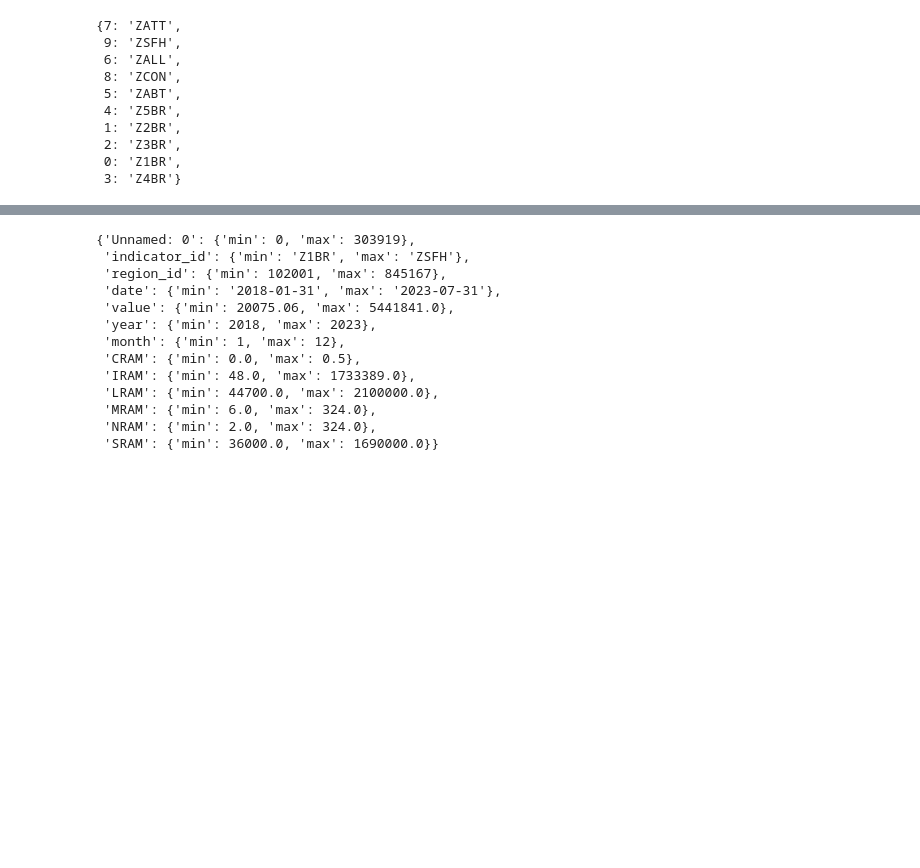
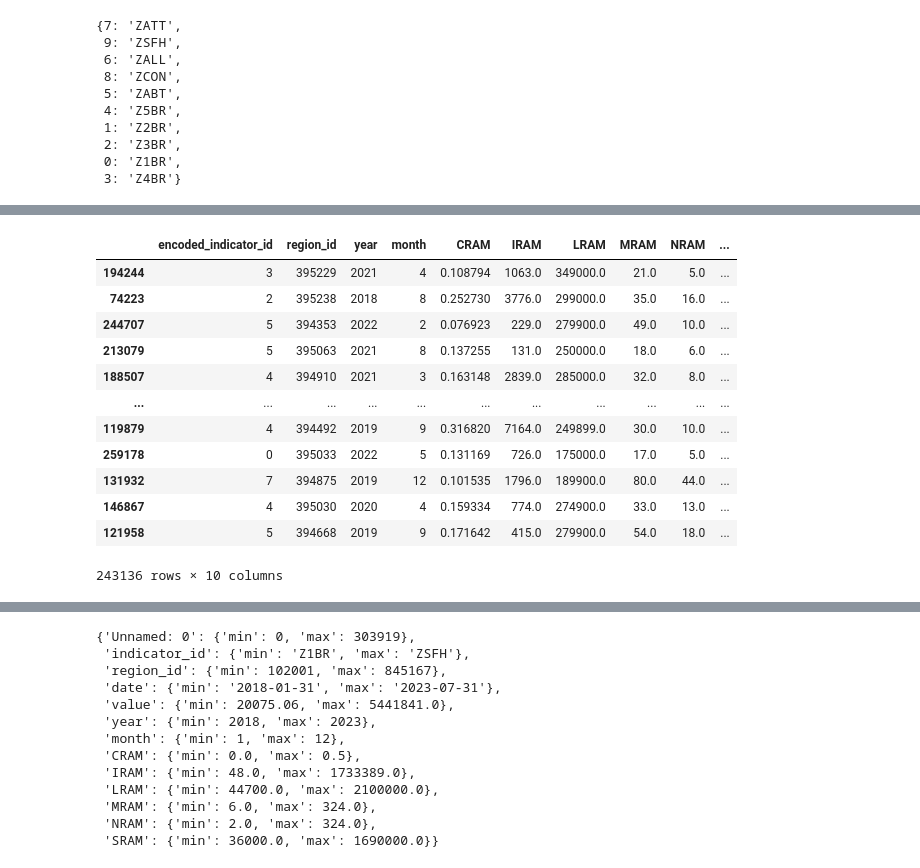
Before and after one commit to MurariHarish/Zillow-data-ML-project, a Jupyter notebook: notebook/02_data_preprocessing.ipynb, the cells around one changed output, grey strips where cells are left out. Drawn from its saved outputs; the diff is of its cells as text; code cells hidden in the pictures; blank space fills up the shorter version.

```diff
--- a/notebook/02_data_preprocessing.ipynb
+++ b/notebook/02_data_preprocessing.ipynb
@@ -271,0 +269,16 @@ X_test
+# %%
+X_train
+# %% [output]
+|  | encoded_indicator_id | region_id | year | month | CRAM | IRAM | LRAM | MRAM | NRAM | ... |
+| 194244 | 3 | 395229 | 2021 | 4 | 0.108794 | 1063.0 | 349000.0 | 21.0 | 5.0 | ... |
+| 74223 | 2 | 395238 | 2018 | 8 | 0.252730 | 3776.0 | 299000.0 | 35.0 | 16.0 | ... |
+| 244707 | 5 | 394353 | 2022 | 2 | 0.076923 | 229.0 | 279900.0 | 49.0 | 10.0 | ... |
+| 213079 | 5 | 395063 | 2021 | 8 | 0.137255 | 131.0 | 250000.0 | 18.0 | 6.0 | ... |
+| 188507 | 4 | 394910 | 2021 | 3 | 0.163148 | 2839.0 | 285000.0 | 32.0 | 8.0 | ... |
+| ... | ... | ... | ... | ... | ... | ... | ... | ... | ... | ... |
+| 119879 | 4 | 394492 | 2019 | 9 | 0.316820 | 7164.0 | 249899.0 | 30.0 | 10.0 | ... |
+| 259178 | 0 | 395033 | 2022 | 5 | 0.131169 | 726.0 | 175000.0 | 17.0 | 5.0 | ... |
+| 131932 | 7 | 394875 | 2019 | 12 | 0.101535 | 1796.0 | 189900.0 | 80.0 | 44.0 | ... |
+| 146867 | 4 | 395030 | 2020 | 4 | 0.159334 | 774.0 | 274900.0 | 33.0 | 13.0 | ... |
+| 121958 | 5 | 394668 | 2019 | 9 | 0.171642 | 415.0 | 279900.0 | 54.0 | 18.0 | ... |
+243136 rows × 10 columns
```
Also changed, not shown: parts of 16 cells of this notebook, 11 other files.
